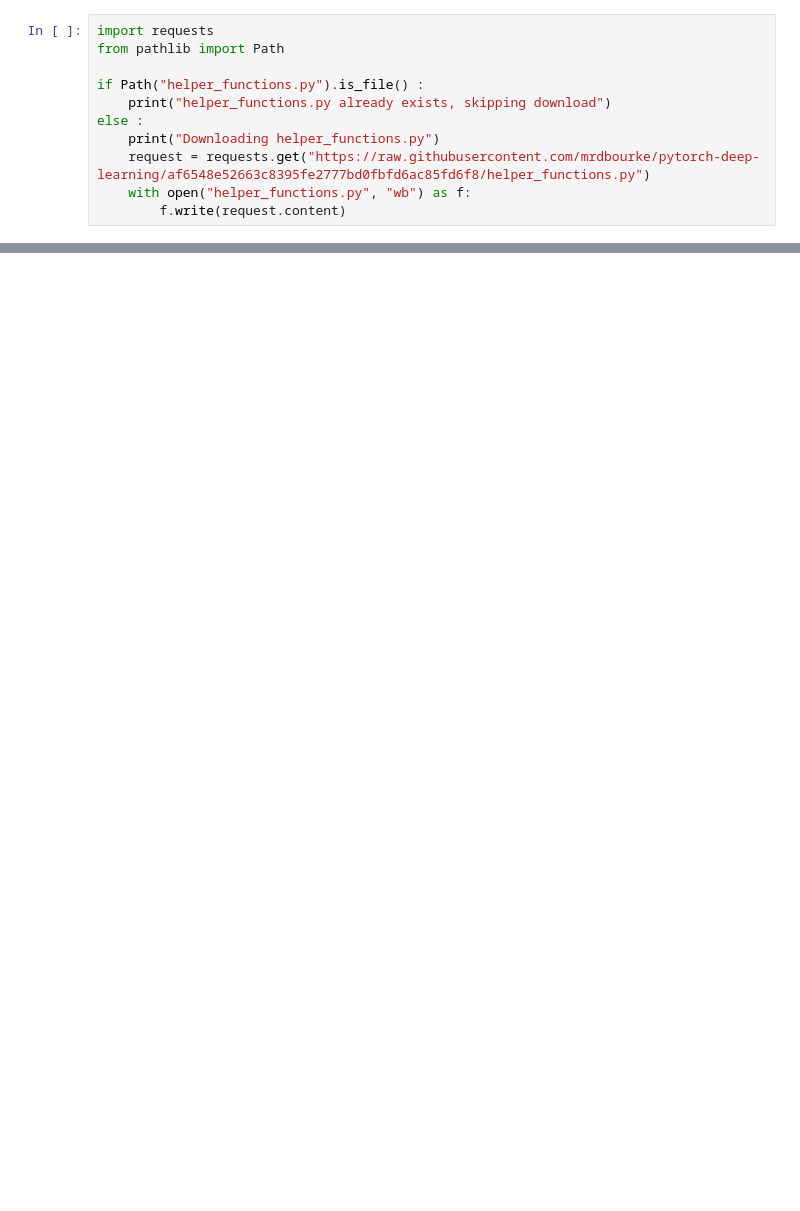
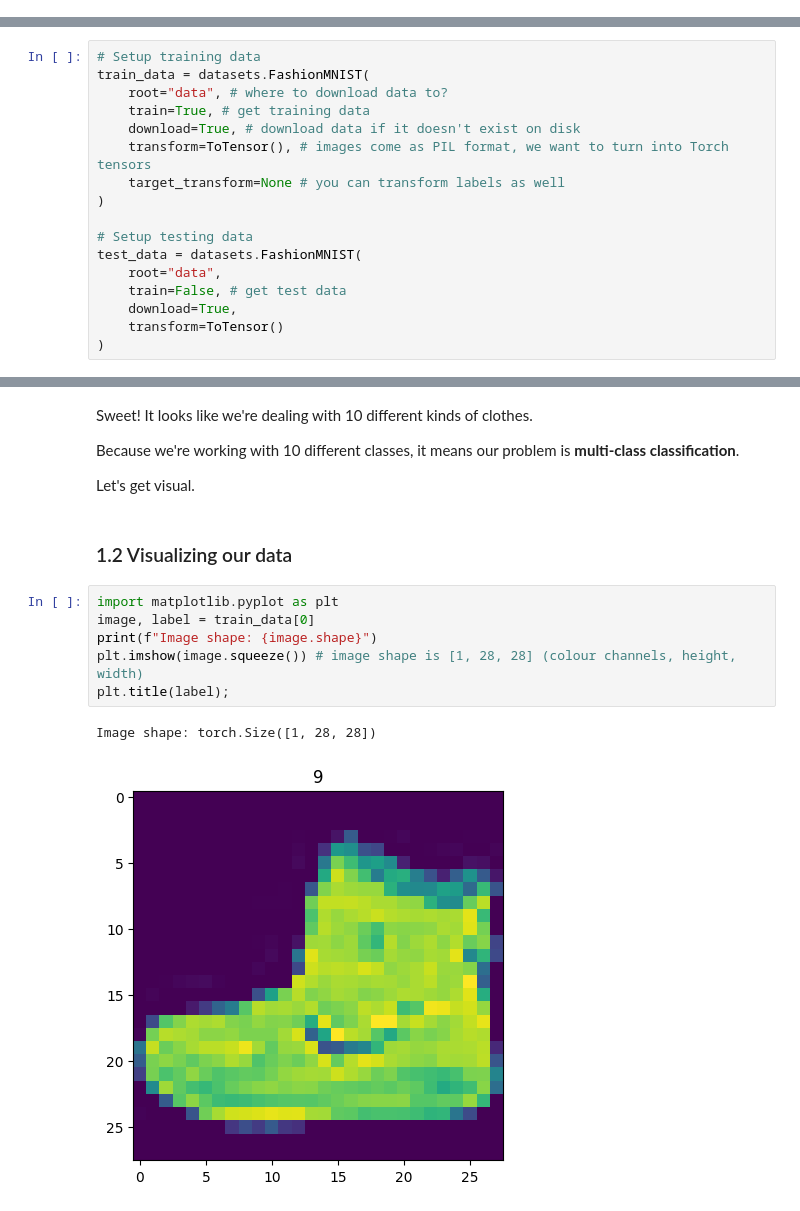
Before and after one commit to martinaspeciale/pytorch-deep-learning, a Jupyter notebook: 03-pytorch-computer-vision.ipynb, the cells around one changed output, grey strips where cells are left out. Saved outputs shown, nothing was run; the diff lists cells and outputs as text; blank space fills up the shorter version.

Commit message:
Kaggle Notebook | 03_pytorch_computer_vision | complete notebook

```diff
--- a/03-pytorch-computer-vision.ipynb
+++ b/03-pytorch-computer-vision.ipynb
@@ -309,11 +0,0 @@ OrderedDict([('layer_stack.1.weight',
-# %%
-import requests
-from pathlib import Path
-
-if Path("helper_functions.py").is_file() :
-    print("helper_functions.py already exists, skipping download")
-else :
-    print("Downloading helper_functions.py")
-    request = requests.get("https://raw.githubusercontent.com/mrdbourke/pytorch-deep-learning/af6548e52663c8395fe2777bd0fbfd6ac85fd6f8/helper_functions.py")
-    with open("helper_functions.py", "wb") as f:
-        f.write(request.content)
@@ -370,0 +133,17 @@ The **optimizer** will update a model's parameters **once per batch rather than
+# %%
+# Setup training data
+train_data = datasets.FashionMNIST(
+    root="data", # where to download data to?
+    train=True, # get training data
+    download=True, # download data if it doesn't exist on disk
+    transform=ToTensor(), # images come as PIL format, we want to turn into Torch tensors
+    target_transform=None # you can transform labels as well
+)
+
+# Setup testing data
+test_data = datasets.FashionMNIST(
+    root="data",
+    train=False, # get test data
+    download=True,
+    transform=ToTensor()
+)
@@ -370,0 +240,17 @@ The **optimizer** will update a model's parameters **once per batch rather than
+# %% [markdown]
+Sweet! It looks like we're dealing with 10 different kinds of clothes.
+
+Because we're working with 10 different classes, it means our problem is **multi-class classification**.
+
+Let's get visual.
+# %% [markdown]
+### 1.2 Visualizing our data
+# %%
+import matplotlib.pyplot as plt
+image, label = train_data[0]
+print(f"Image shape: {image.shape}")
+plt.imshow(image.squeeze()) # image shape is [1, 28, 28] (colour channels, height, width)
+plt.title(label);
+# %% [output]
+Image shape: torch.Size([1, 28, 28])
+[figure, added]
```
Also changed, not shown: parts of 203 cells of this notebook.
